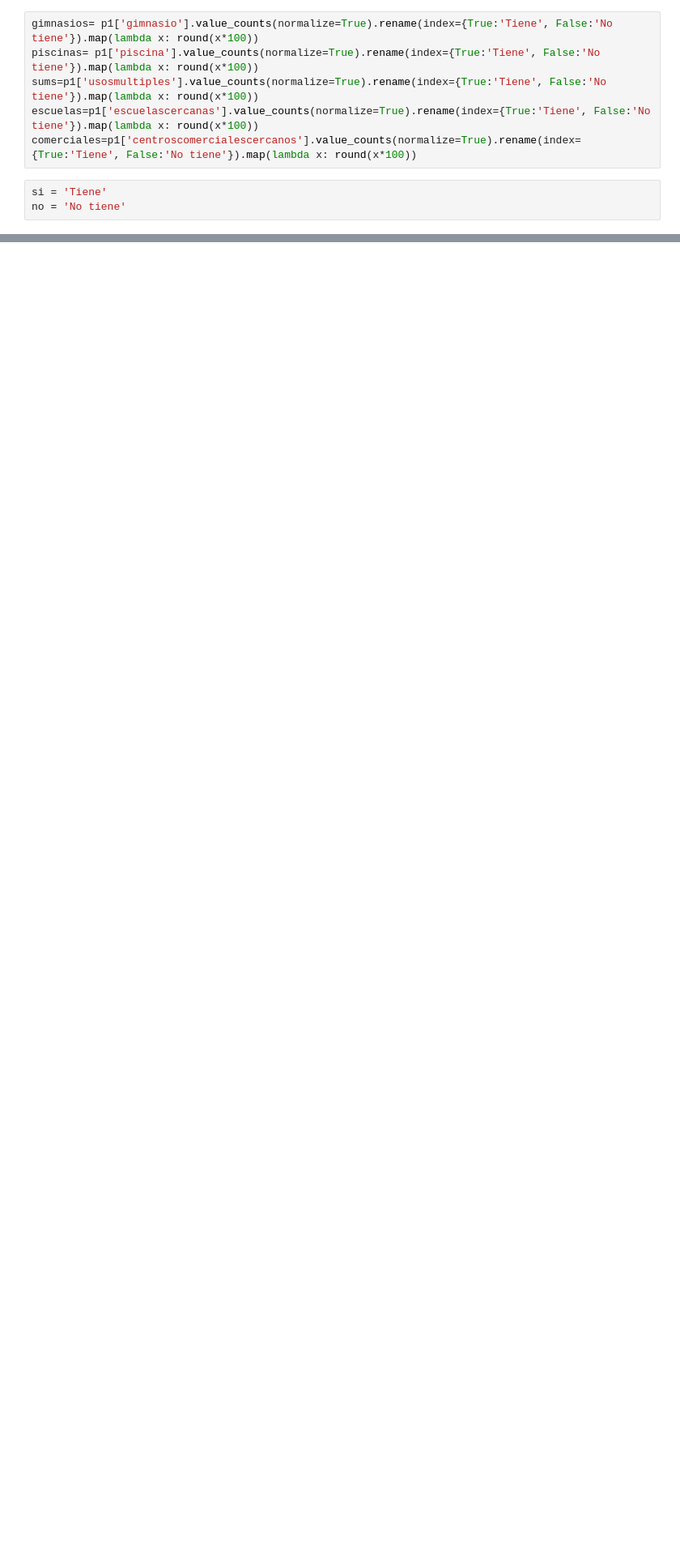
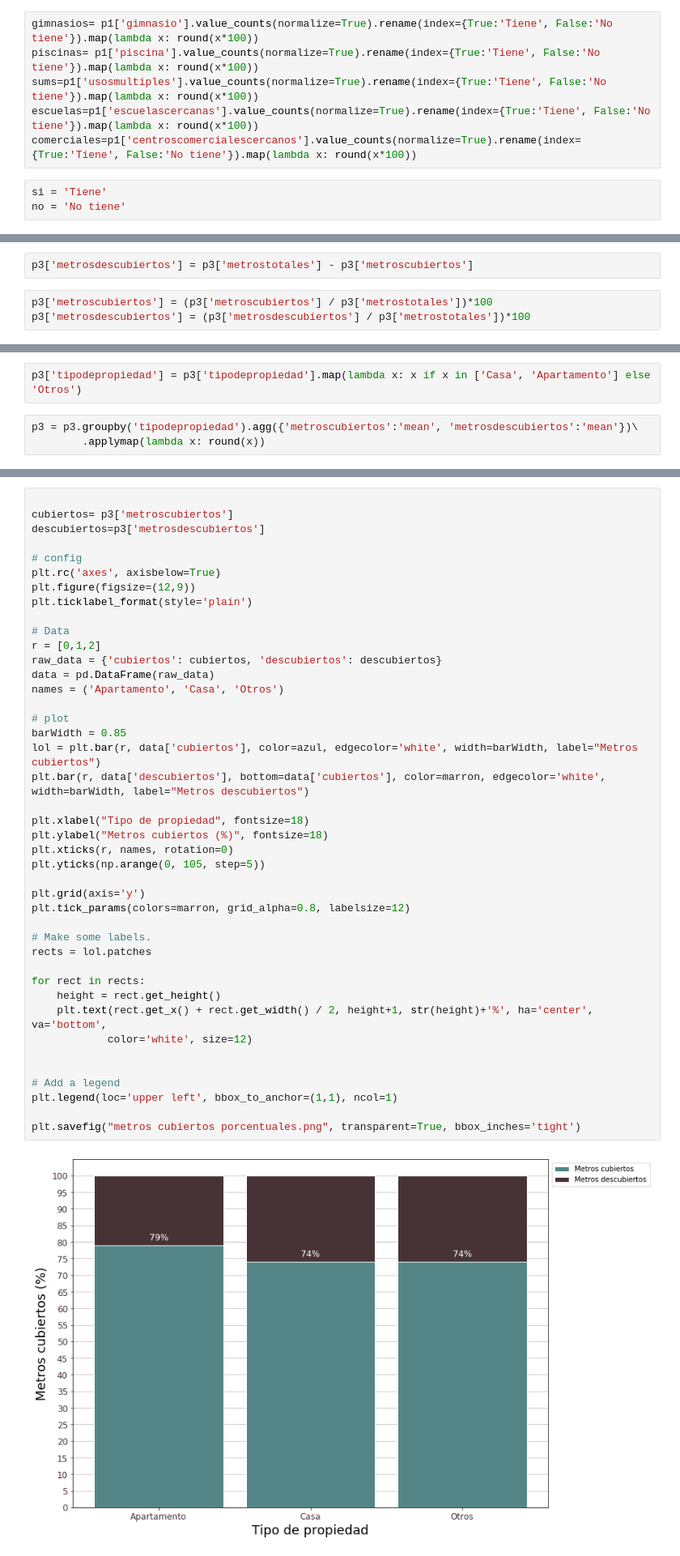
Before and after one commit to nicomatex/datos_tp1_2c2019, a Jupyter notebook: notebooks/Distribucion de variables/distribucion de variables.ipynb, the cells around one changed output, grey strips where cells are left out. Shown: that part at 81% size. Saved outputs shown, nothing was run; the diff lists cells and outputs as text; blank space fills up the shorter version.

```diff
--- a/notebooks/Distribucion de variables/distribucion de variables.ipynb
+++ b/notebooks/Distribucion de variables/distribucion de variables.ipynb
@@ -183,0 +195,5 @@ plt.savefig("atributos porcentuales.png", transparent=True, bbox_inches='tight')
+# %%
+p3['metrosdescubiertos'] = p3['metrostotales'] - p3['metroscubiertos']
+# %%
+p3['metroscubiertos'] = (p3['metroscubiertos'] / p3['metrostotales'])*100
+p3['metrosdescubiertos'] = (p3['metrosdescubiertos'] / p3['metrostotales'])*100
@@ -183,0 +209,5 @@ plt.savefig("atributos porcentuales.png", transparent=True, bbox_inches='tight')
+# %%
+p3['tipodepropiedad'] = p3['tipodepropiedad'].map(lambda x: x if x in ['Casa', 'Apartamento'] else 'Otros')
+# %%
+p3 = p3.groupby('tipodepropiedad').agg({'metroscubiertos':'mean', 'metrosdescubiertos':'mean'})\
+        .applymap(lambda x: round(x))
@@ -183,0 +222,44 @@ plt.savefig("atributos porcentuales.png", transparent=True, bbox_inches='tight')
+# %%
+
+cubiertos= p3['metroscubiertos']
+descubiertos=p3['metrosdescubiertos']
+
+# config
+plt.rc('axes', axisbelow=True)
+plt.figure(figsize=(12,9))
+plt.ticklabel_format(style='plain')
+
+# Data
+r = [0,1,2]
+raw_data = {'cubiertos': cubiertos, 'descubiertos': descubiertos}
+data = pd.DataFrame(raw_data)
+names = ('Apartamento', 'Casa', 'Otros')
+
+# plot
+barWidth = 0.85
+lol = plt.bar(r, data['cubiertos'], color=azul, edgecolor='white', width=barWidth, label="Metros cubiertos")
+plt.bar(r, data['descubiertos'], bottom=data['cubiertos'], color=marron, edgecolor='white', width=barWidth, label="Metros descubiertos")
+
+plt.xlabel("Tipo de propiedad", fontsize=18)
+plt.ylabel("Metros cubiertos (%)", fontsize=18)
+plt.xticks(r, names, rotation=0)
+plt.yticks(np.arange(0, 105, step=5))
+
+plt.grid(axis='y')
+plt.tick_params(colors=marron, grid_alpha=0.8, labelsize=12)
+
+# Make some labels.
+rects = lol.patches
+
+for rect in rects:
+    height = rect.get_height()
+    plt.text(rect.get_x() + rect.get_width() / 2, height+1, str(height)+'%', ha='center', va='bottom',
+            color='white', size=12)
+
+
+# Add a legend
+plt.legend(loc='upper left', bbox_to_anchor=(1,1), ncol=1)
+
+plt.savefig("metros cubiertos porcentuales.png", transparent=True, bbox_inches='tight')
+# %% [output]
+[figure, added]
```
Also changed, not shown: parts of 23 cells of this notebook, 1 other file.
